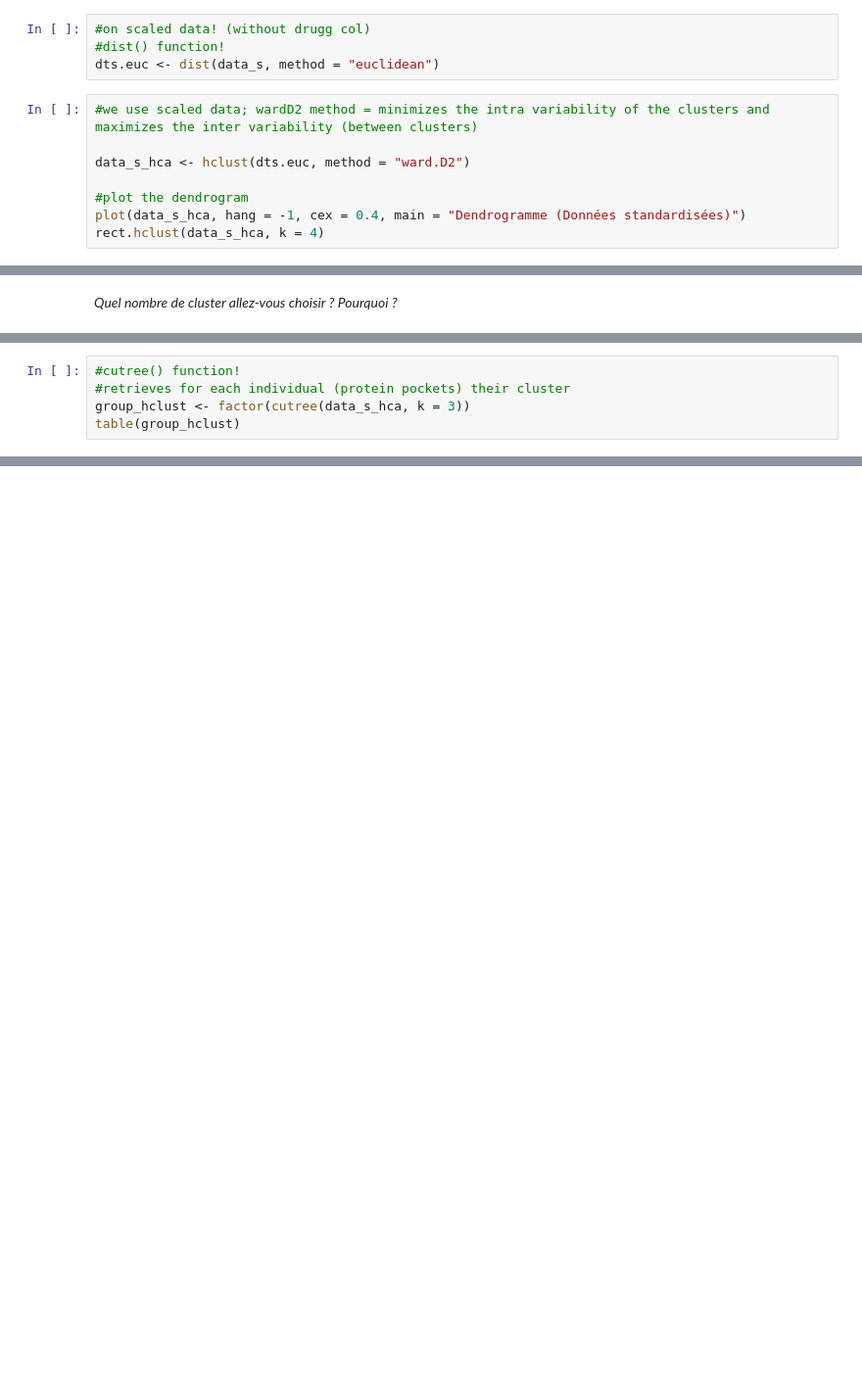
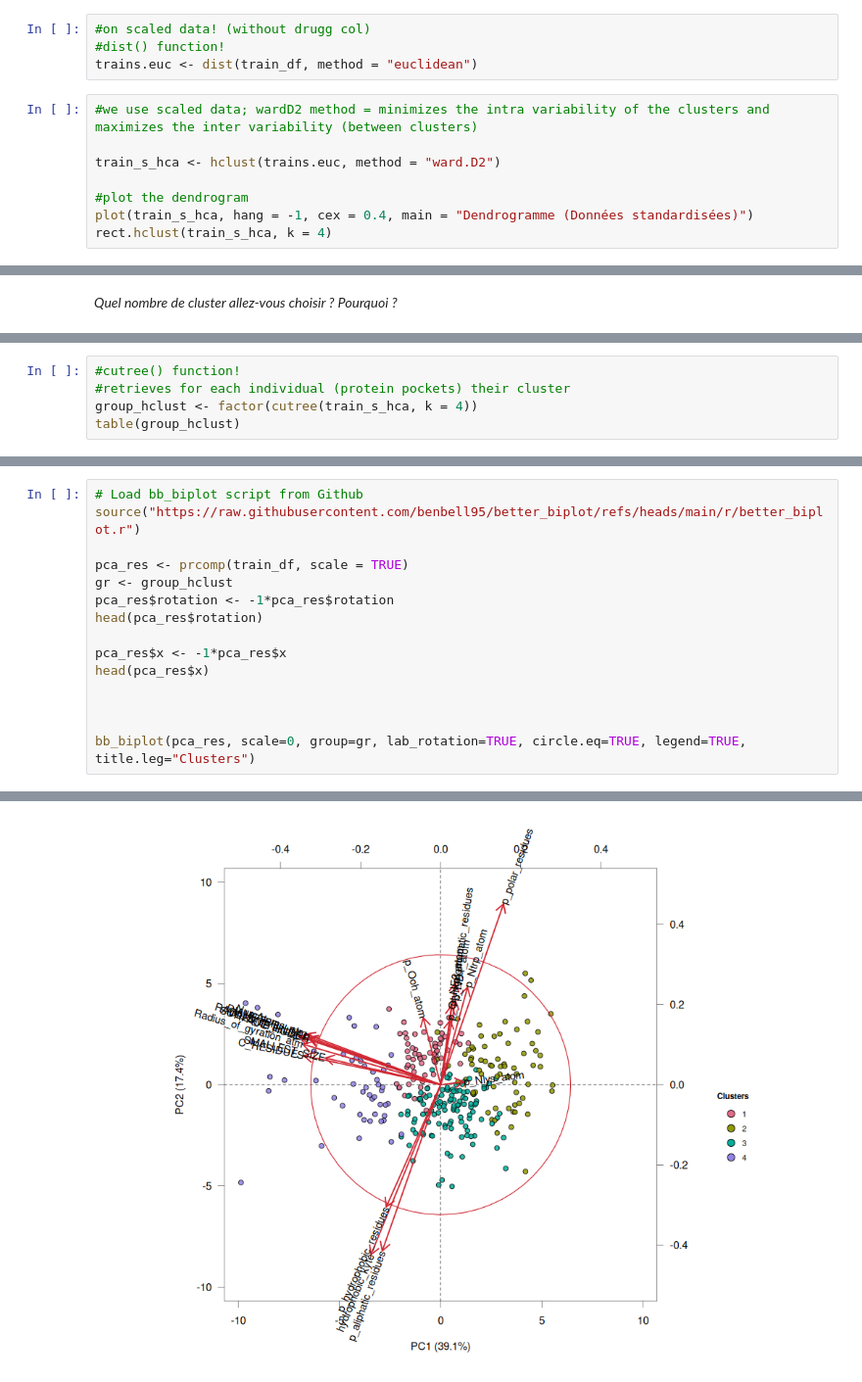
Before and after one commit to annhater/IA_Advancee, a Jupyter notebook: Projet_IA.ipynb, the cells around one changed output, grey strips where cells are left out. Shown at 98% size. Cells and saved outputs as stored; diff of their text form; blank space fills up the shorter version.

```diff
--- a/Projet_IA.ipynb
+++ b/Projet_IA.ipynb
@@ -163,13 +186,13 @@ Functions used here:
 # %%
 #on scaled data! (without drugg col)
 #dist() function!
-dts.euc <- dist(data_s, method = "euclidean")
+trains.euc <- dist(train_df, method = "euclidean")
 # %%
 #we use scaled data; wardD2 method = minimizes the intra variability of the clusters and maximizes the inter variability (between clusters)
 
-data_s_hca <- hclust(dts.euc, method = "ward.D2")
+train_s_hca <- hclust(trains.euc, method = "ward.D2")
 
 #plot the dendrogram
-plot(data_s_hca, hang = -1, cex = 0.4, main = "Dendrogramme (Données standardisées)")
-rect.hclust(data_s_hca, k = 4)
+plot(train_s_hca, hang = -1, cex = 0.4, main = "Dendrogramme (Données standardisées)")
+rect.hclust(train_s_hca, k = 4)
 # %% [output]
@@ -197,7 +224,7 @@ rect.hclust(data_s_hca, k = 3)
 # %%
 #cutree() function!
 #retrieves for each individual (protein pockets) their cluster
-group_hclust <- factor(cutree(data_s_hca, k = 3))
+group_hclust <- factor(cutree(train_s_hca, k = 4))
 table(group_hclust)
 # %% [output]
 group_hclust
@@ -214,0 +242,16 @@ integer(0)
+# %%
+# Load bb_biplot script from Github
+source("https://raw.githubusercontent.com/benbell95/better_biplot/refs/heads/main/r/better_biplot.r")
+
+pca_res <- prcomp(train_df, scale = TRUE)
+gr <- group_hclust
+pca_res$rotation <- -1*pca_res$rotation
+head(pca_res$rotation)
+
+pca_res$x <- -1*pca_res$x
+head(pca_res$x)
+
+
+
+bb_biplot(pca_res, scale=0, group=gr, lab_rotation=TRUE, circle.eq=TRUE, legend=TRUE, title.leg="Clusters")
+# %% [output]
@@ -214,0 +259 @@ integer(0)
+[figure, added]
```
Also changed, not shown: parts of 33 cells of this notebook.
